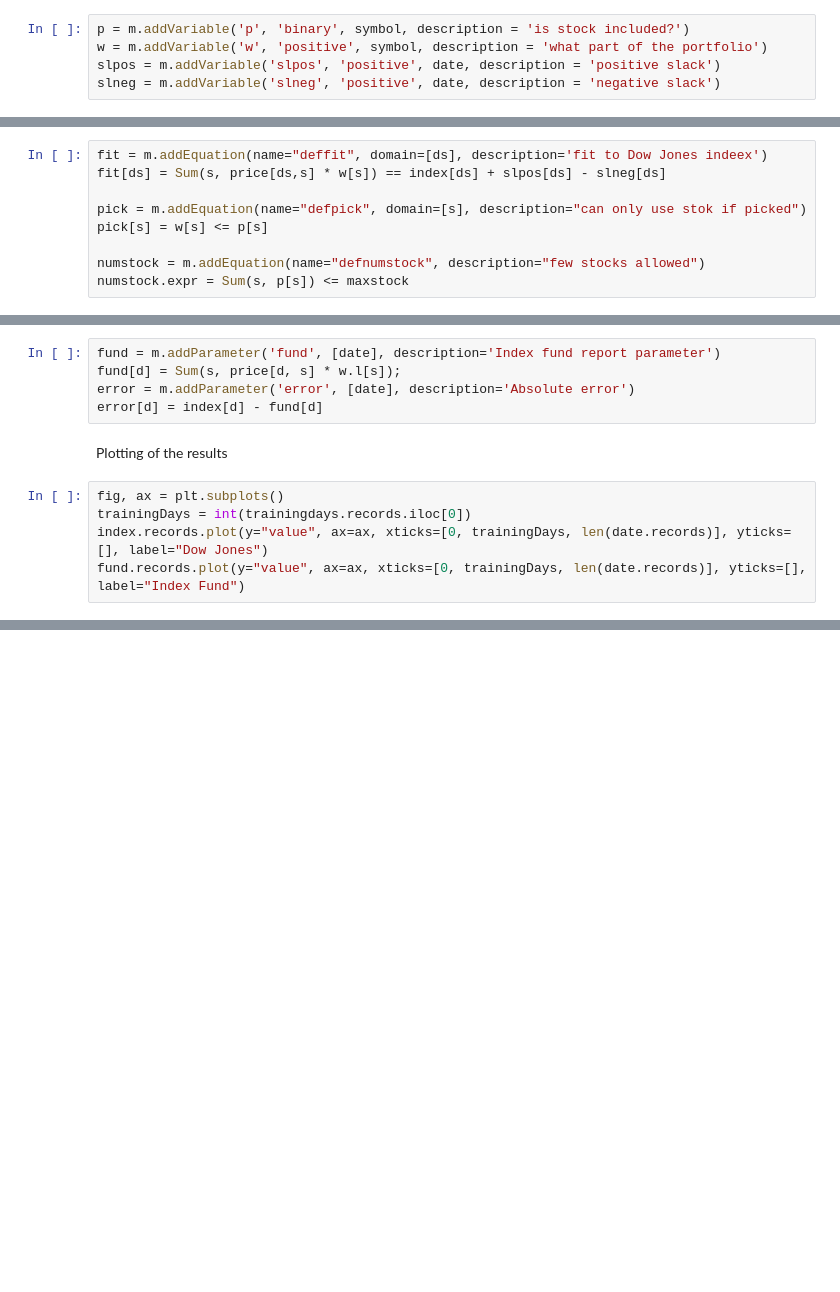
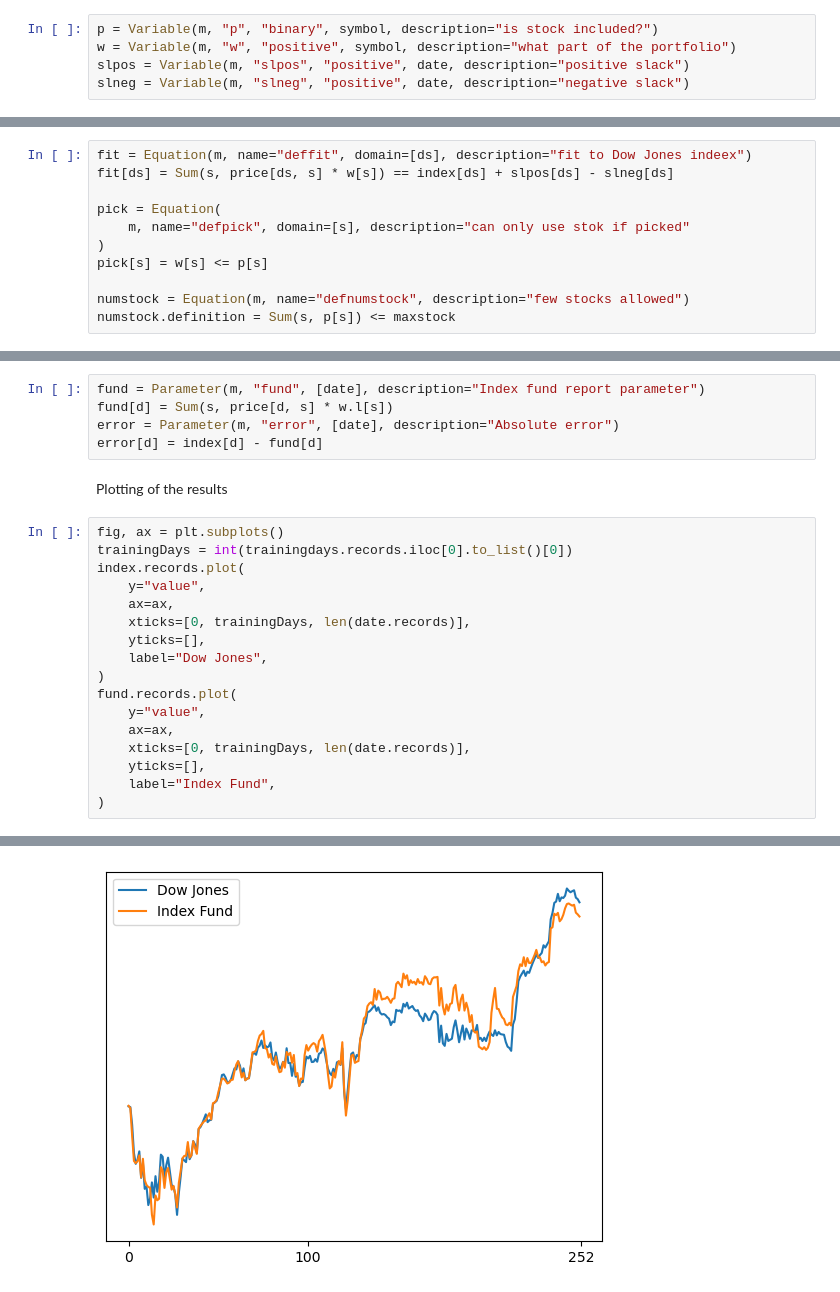
Before and after one commit to GAMS-dev/gamspy, a Jupyter notebook: docs/user/notebooks/pickstock_colab.ipynb, the cells around one changed output, grey strips where cells are left out. Drawn from its saved outputs; the diff is of its cells as text; blank space fills up the shorter version.

```diff
--- a/docs/user/notebooks/pickstock_colab.ipynb
+++ b/docs/user/notebooks/pickstock_colab.ipynb
@@ -132,10 +133,10 @@ ds.setRecords(date.records["uni"][:100])
 # %% [markdown]
 Declaration of the variables and equations used to formulate the optimization model
 # %%
-p = m.addVariable('p', 'binary', symbol, description = 'is stock included?')
-w = m.addVariable('w', 'positive', symbol, description = 'what part of the portfolio')
-slpos = m.addVariable('slpos', 'positive', date, description = 'positive slack')
-slneg = m.addVariable('slneg', 'positive', date, description = 'negative slack')
+p = Variable(m, "p", "binary", symbol, description="is stock included?")
+w = Variable(m, "w", "positive", symbol, description="what part of the portfolio")
+slpos = Variable(m, "slpos", "positive", date, description="positive slack")
+slneg = Variable(m, "slneg", "positive", date, description="negative slack")
 # %% [markdown]
 ## Defining the actual model
 We know come to the decision problem, where we want to pick a small subset of the stocks together with some weights, such that this portfolio has a similar behavior to our overall Dow Jones index.
@@ -151,14 +152,16 @@ The model is based on a linear regression over the time series, but we minimize
 &  \text{slpos}_{d}\geq 0, \qquad  \text{slneg}_{d}\geq 0 & (\forall d)
 \end{align}
 # %%
-fit = m.addEquation(name="deffit", domain=[ds], description='fit to Dow Jones indeex')
-fit[ds] = Sum(s, price[ds,s] * w[s]) == index[ds] + slpos[ds] - slneg[ds]
+fit = Equation(m, name="deffit", domain=[ds], description="fit to Dow Jones indeex")
+fit[ds] = Sum(s, price[ds, s] * w[s]) == index[ds] + slpos[ds] - slneg[ds]
 
-pick = m.addEquation(name="defpick", domain=[s], description="can only use stok if picked")
+pick = Equation(
+    m, name="defpick", domain=[s], description="can only use stok if picked"
+)
 pick[s] = w[s] <= p[s]
 
-numstock = m.addEquation(name="defnumstock", description="few stocks allowed")
-numstock.expr = Sum(s, p[s]) <= maxstock
+numstock = Equation(m, name="defnumstock", description="few stocks allowed")
+numstock.definition = Sum(s, p[s]) <= maxstock
 # %% [markdown]
 Objective
 # %%
@@ -192,15 +193,27 @@ GamsExceptionExecution: GAMS return code not 0 (2), check C:\Users\jbroi\AppData
 # %% [markdown]
 Generate reporting parameters
 # %%
-fund = m.addParameter('fund', [date], description='Index fund report parameter')
-fund[d] = Sum(s, price[d, s] * w.l[s]);
-error = m.addParameter('error', [date], description='Absolute error')
+fund = Parameter(m, "fund", [date], description="Index fund report parameter")
+fund[d] = Sum(s, price[d, s] * w.l[s])
+error = Parameter(m, "error", [date], description="Absolute error")
 error[d] = index[d] - fund[d]
 # %% [markdown]
 Plotting of the results
 # %%
 fig, ax = plt.subplots()
-trainingDays = int(trainingdays.records.iloc[0])
-index.records.plot(y="value", ax=ax, xticks=[0, trainingDays, len(date.records)], yticks=[], label="Dow Jones")
-fund.records.plot(y="value", ax=ax, xticks=[0, trainingDays, len(date.records)], yticks=[], label="Index Fund")
+trainingDays = int(trainingdays.records.iloc[0].to_list()[0])
+index.records.plot(
+    y="value",
+    ax=ax,
+    xticks=[0, trainingDays, len(date.records)],
+    yticks=[],
+    label="Dow Jones",
+)
+fund.records.plot(
+    y="value",
+    ax=ax,
+    xticks=[0, trainingDays, len(date.records)],
+    yticks=[],
+    label="Index Fund",
+)
 # %% [output]
@@ -209,2 +220,3 @@ fund.records.plot(y="value", ax=ax, xticks=[0, trainingDays, len(date.records)],
 <Axes: >
+[figure, added]
 # %%
```
Also changed, not shown: parts of 12 cells of this notebook, 1 other file.
